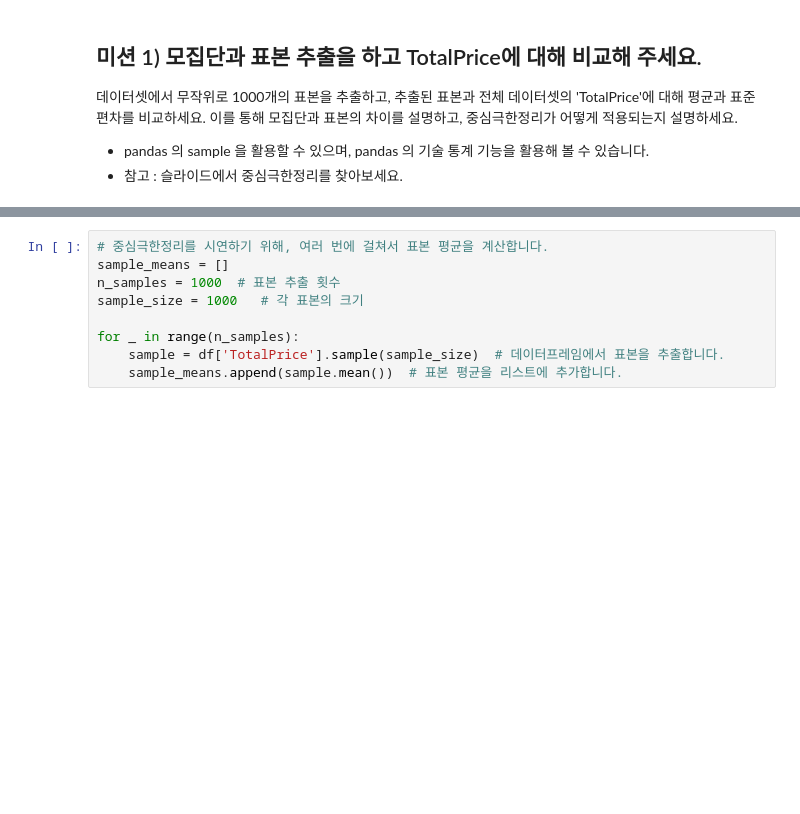
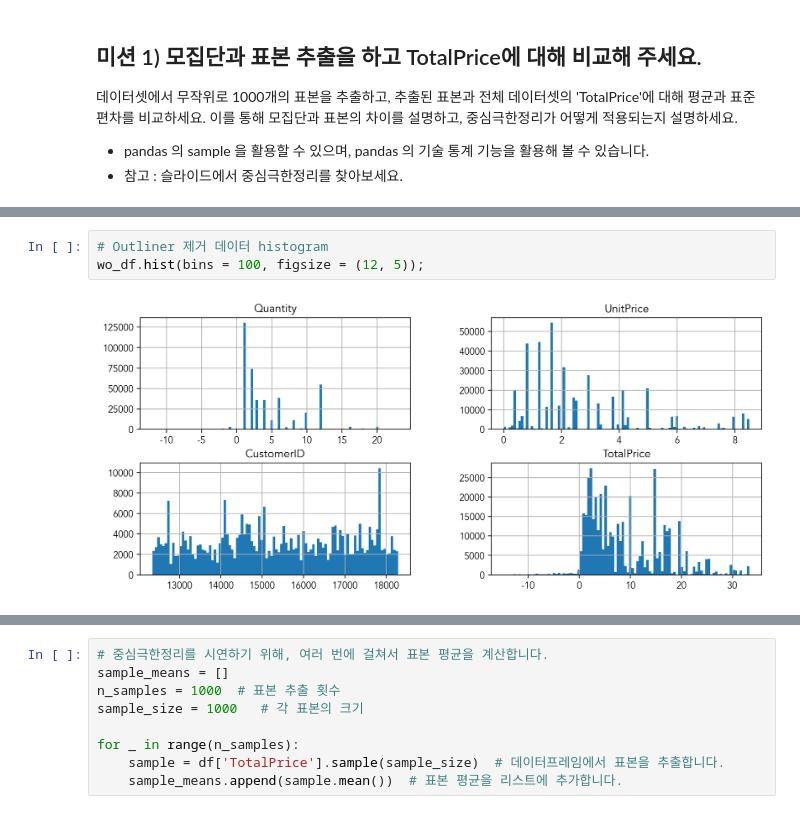
Before and after one commit to gyjong/workplace, a Jupyter notebook: quest_0130/01_online_retail_mission_aiffel.ipynb, the cells around one changed output, grey strips where cells are left out. Cells and saved outputs as stored; diff of their text form; blank space fills up the shorter version.

```diff
--- a/quest_0130/01_online_retail_mission_aiffel.ipynb
+++ b/quest_0130/01_online_retail_mission_aiffel.ipynb
@@ -86 +141,6 @@ df.hist(bins = 100, figsize = (12, 5));
+# %%
+# Outliner 제거 데이터 histogram
+wo_df.hist(bins = 100, figsize = (12, 5));
+# %% [output]
+[figure, added]
 # %%
```
Also changed, not shown: parts of 10 cells of this notebook.
